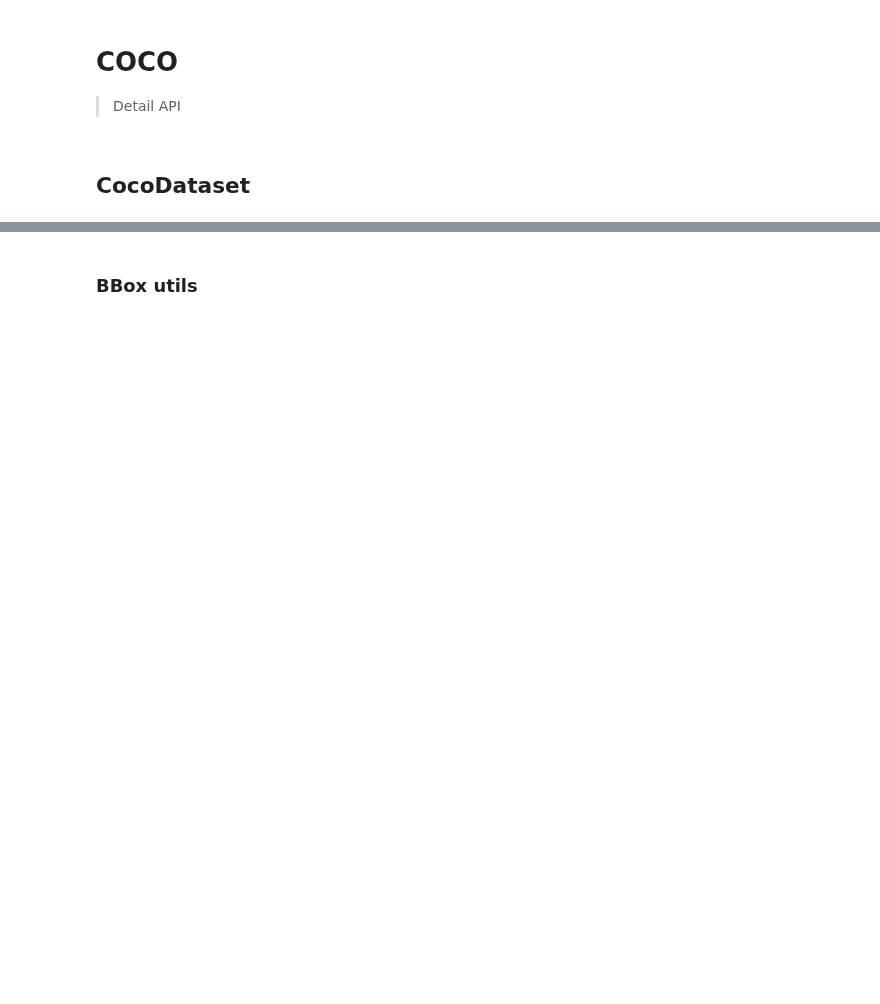
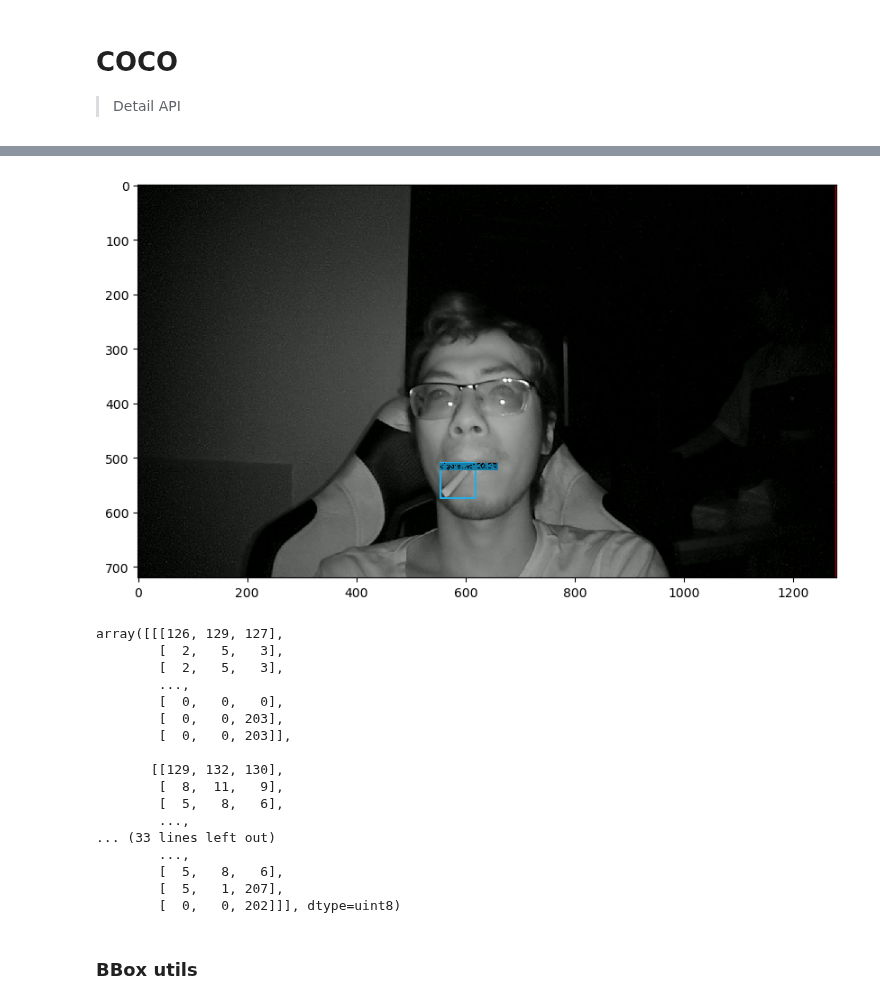
Before and after one commit to anhvth/avcv, a Jupyter notebook: nbs/05_coco_dataset.ipynb, the cells around one changed output, grey strips where cells are left out. Saved outputs shown, nothing was run; the diff lists cells and outputs as text; code cells hidden in the pictures; blank space fills up the shorter version.

```diff
--- a/nbs/05_coco_dataset.ipynb
+++ b/nbs/05_coco_dataset.ipynb
@@ -131,7 +131,5 @@ class AvCOCO(COCO):
         res.dataset['annotations'] = anns
         res.createIndex()
         return res
-# %% [markdown]
-## CocoDataset
 # %%
 #| export
@@ -215,3 +215,8 @@ class CocoDataset:
         cocoEval.evaluate()
         cocoEval.accumulate()
         cocoEval.summarize()
+# %%
+#| hide
+cc = CocoDataset('/data/ActionObjects/LabeledVersionPng/annotations/val.json')
+cc.visualize(show=1)
+# %% [output]
@@ -218,3 +227,21 @@ class CocoDataset:
+[figure, added]
+array([[[126, 129, 127],
+        [  2,   5,   3],
+        [  2,   5,   3],
+        ...,
+        [  0,   0,   0],
+        [  0,   0, 203],
+        [  0,   0, 203]],
+
+       [[129, 132, 130],
+        [  8,  11,   9],
+        [  5,   8,   6],
+        ...,
+... (33 lines left out)
+        ...,
+        [  5,   8,   6],
+        [  5,   1, 207],
+        [  0,   0, 202]]], dtype=uint8)
 # %% [markdown]
 ### BBox utils
 # %%
```
Also changed, not shown: parts of 6 cells of this notebook, 11 other files.
